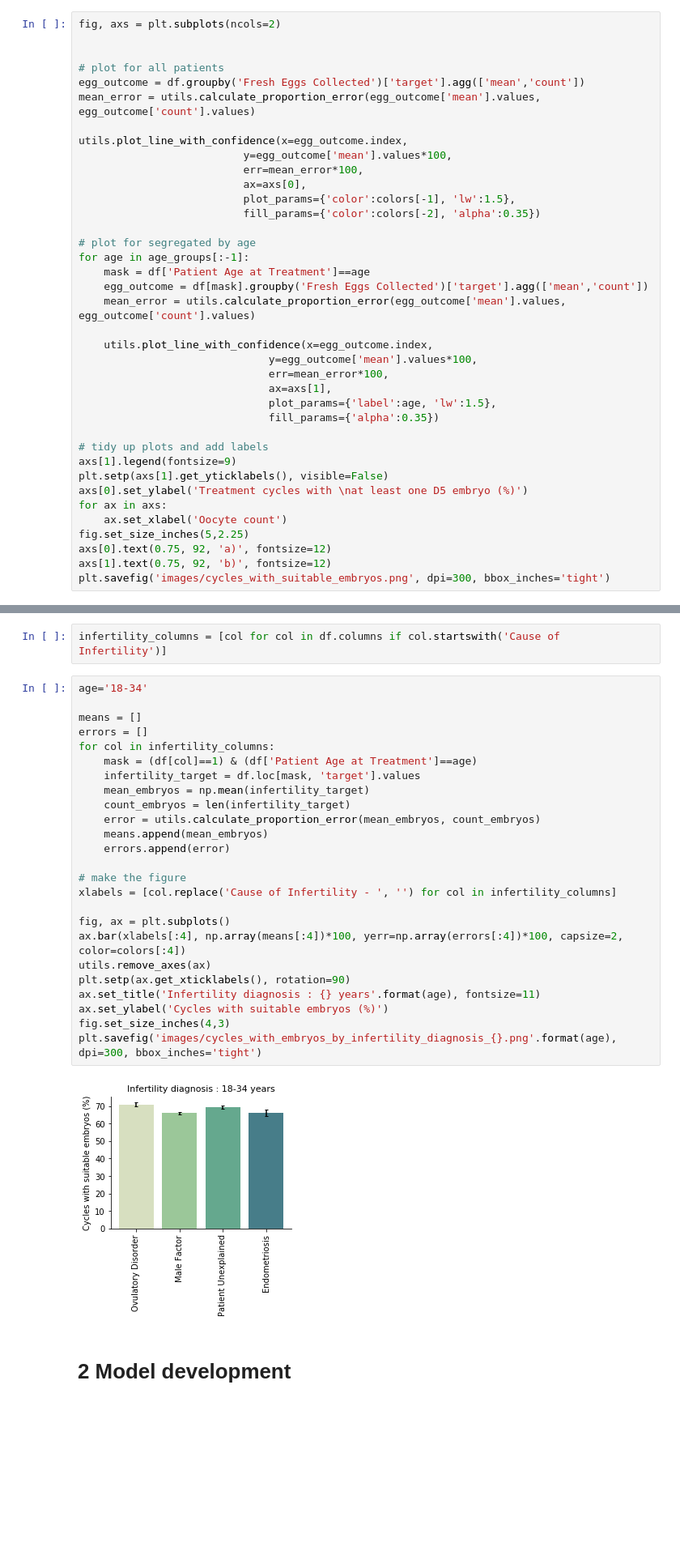
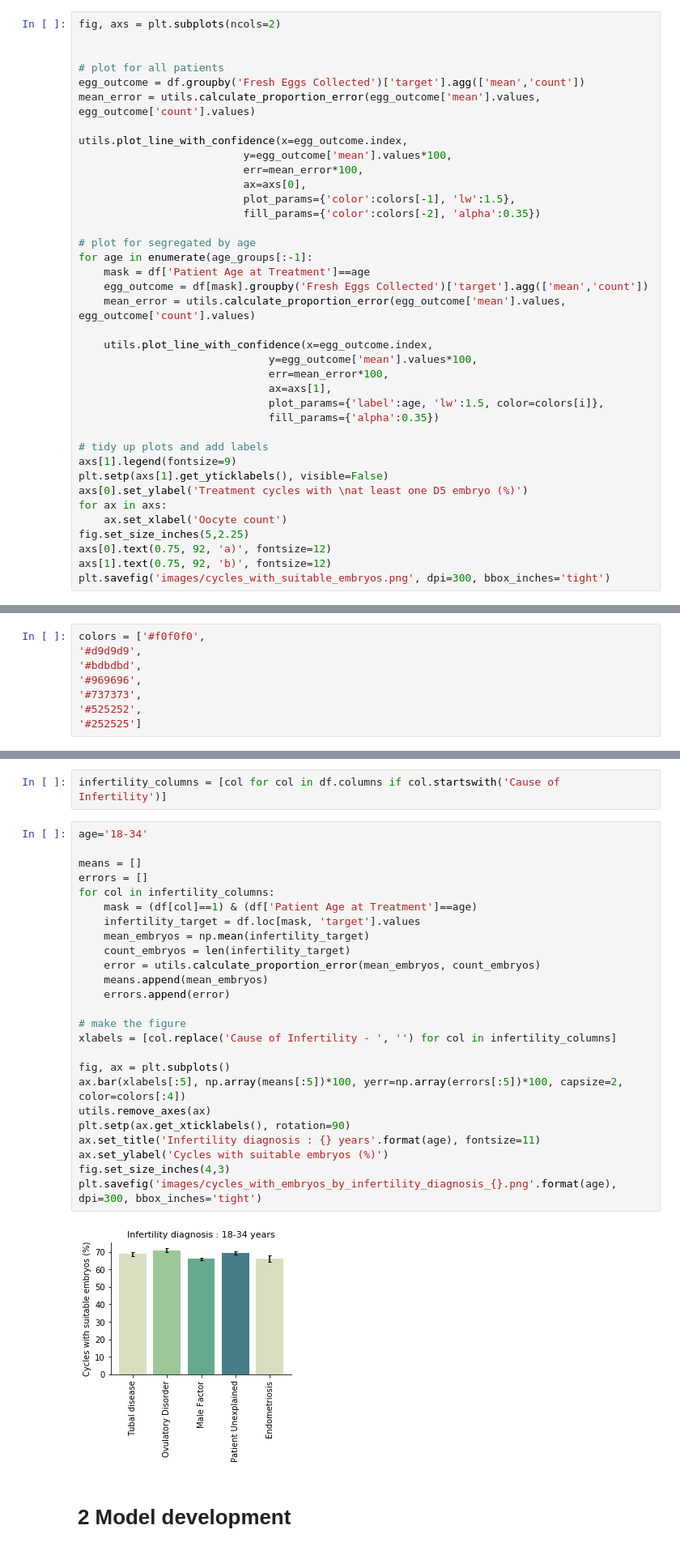
Before and after one commit to FChmiel/ivf_embryo_prediction, a Jupyter notebook: HFEA_prediction_model.ipynb, the cells around one changed output, grey strips where cells are left out. Shown at 81% size. Saved outputs shown, nothing was run; the diff lists cells and outputs as text; blank space fills up the shorter version.

```diff
--- a/HFEA_prediction_model.ipynb
+++ b/HFEA_prediction_model.ipynb
@@ -110,7 +115,7 @@ utils.plot_line_with_confidence(x=egg_outcome.index,
                           fill_params={'color':colors[-2], 'alpha':0.35})
 
 # plot for segregated by age
-for age in age_groups[:-1]:
+for age in enumerate(age_groups[:-1]:
     mask = df['Patient Age at Treatment']==age
     egg_outcome = df[mask].groupby('Fresh Eggs Collected')['target'].agg(['mean','count'])
     mean_error = utils.calculate_proportion_error(egg_outcome['mean'].values, egg_outcome['count'].values)
@@ -119,7 +124,7 @@ for age in age_groups[:-1]:
                               y=egg_outcome['mean'].values*100,
                               err=mean_error*100,
                               ax=axs[1],
-                              plot_params={'label':age, 'lw':1.5},
+                              plot_params={'label':age, 'lw':1.5, color=colors[i]},
                               fill_params={'alpha':0.35})
 
 # tidy up plots and add labels
@@ -137,5 +142,13 @@ plt.savefig('images/cycles_with_suitable_embryos.png', dpi=300, bbox_inches='tig
 # %% [markdown]
 ## 1.3 Proportion of patients with suitable embryos by age group
+# %%
+colors = ['#f0f0f0',
+'#d9d9d9',
+'#bdbdbd',
+'#969696',
+'#737373',
+'#525252',
+'#252525']
 # %%
 age_grouping = df.groupby('Patient Age at Treatment')['target'].agg(['mean', 'count'])
 
@@ -169,30 +182,30 @@ infertility_columns = [col for col in df.columns if col.startswith('Cause of Inf
 # %%
 age='18-34'
 
 means = []
 errors = []
 for col in infertility_columns:
     mask = (df[col]==1) & (df['Patient Age at Treatment']==age)
     infertility_target = df.loc[mask, 'target'].values
     mean_embryos = np.mean(infertility_target)
     count_embryos = len(infertility_target)
     error = utils.calculate_proportion_error(mean_embryos, count_embryos)
     means.append(mean_embryos)
     errors.append(error)
 
 # make the figure
 xlabels = [col.replace('Cause of Infertility - ', '') for col in infertility_columns]
 
 fig, ax = plt.subplots()
-ax.bar(xlabels[:4], np.array(means[:4])*100, yerr=np.array(errors[:4])*100, capsize=2, color=colors[:4])
+ax.bar(xlabels[:5], np.array(means[:5])*100, yerr=np.array(errors[:5])*100, capsize=2, color=colors[:4])
 utils.remove_axes(ax)
 plt.setp(ax.get_xticklabels(), rotation=90)
 ax.set_title('Infertility diagnosis : {} years'.format(age), fontsize=11)
 ax.set_ylabel('Cycles with suitable embryos (%)')
 fig.set_size_inches(4,3)
 plt.savefig('images/cycles_with_embryos_by_infertility_diagnosis_{}.png'.format(age), dpi=300, bbox_inches='tight')
 # %% [output]
-[figure, old version]
+[figure, new version]
 # %% [markdown]
 # 2 Model development
 # %%
```
Also changed, not shown: parts of 12 cells of this notebook, 15 other files.
